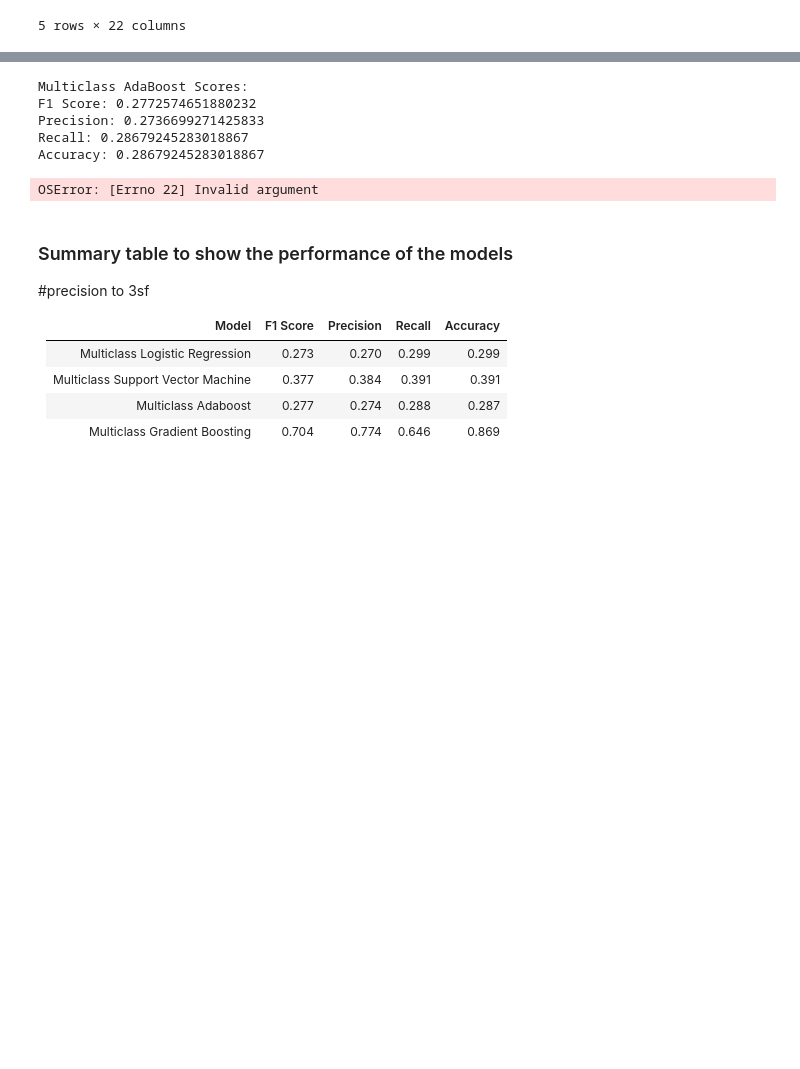
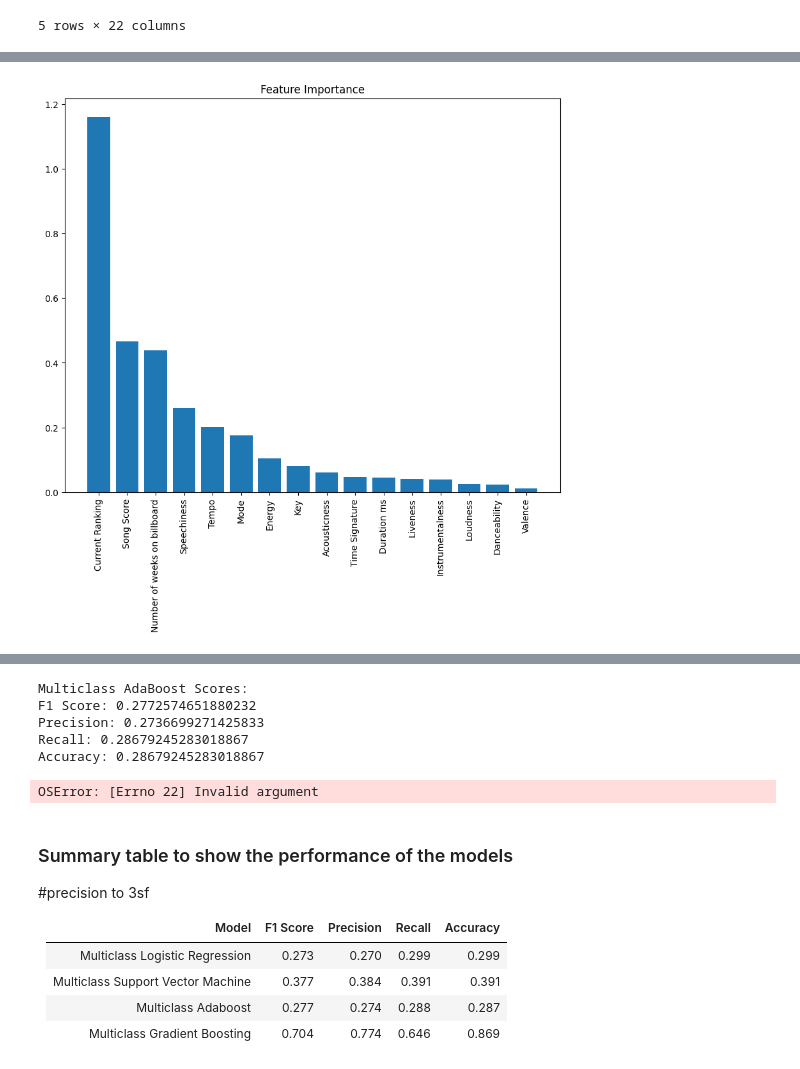
Before and after one commit to jodytng/Charted, a Jupyter notebook: Charted_MLmodels.ipynb, the cells around one changed output, grey strips where cells are left out. Drawn from its saved outputs; the diff is of its cells as text; code cells hidden in the pictures; blank space fills up the shorter version.

Commit message:
added plots and fixed model

```diff
--- a/Charted_MLmodels.ipynb
+++ b/Charted_MLmodels.ipynb
@@ -60,14 +60,19 @@ corr.style.background_gradient(cmap='coolwarm')
 | Time Signature | -0.083469 | -0.083469 | 0.016855 | 0.129208 | -0.012742 | 0.231652 | 0.225865 | ... |
 | Song Score | 0.040228 | 0.040228 | -0.072065 | 0.140243 | -0.204143 | 0.027934 | 0.059093 | ... |
 # %%
-X = df[['Song title', 'Artist','Number of weeks on billboard', 'Peak Ranking',
+variable_list = ['Number of weeks on billboard',
         'Danceability', 'Energy', 'Key', 'Loudness', 'Mode', 'Speechiness',
         'Acousticness', 'Instrumentalness', 'Liveness',
-        'Valence', 'Tempo', 'Duration ms', 'Time Signature','Song Score']]
+        'Valence', 'Tempo', 'Duration ms', 'Time Signature','Song Score']
+
+removed_variables = ['Artist','Song Title','Current Ranking',]
+
+
+X = df[variable_list]
 y = df['Peak Ranking']
 
 # split the data into training and test sets
-X_train, X_test, y_train, y_test = train_test_split(X, y, test_size=0.2, random_state=109)
+X_train, X_test, y_train, y_test = train_test_split(X, y, test_size=0.5, random_state=109)
 # %%
 # Encode categorical features
 #import label encoder
@@ -124,7 +117,7 @@ param_grid = {'C': [0.1, 1, 10, 100]}
 
 # perform a grid search over the parameter grid using cross-validation
 lr_cv = GridSearchCV(LogisticRegression(random_state=109, multi_class='ovr'), param_grid, cv=5, scoring = 'f1_macro')
-lr_cv.fit(X_train, bin_y_train2)
+lr_cv.fit(X_train, bin_y_train_2)
 
 # use the best hyperparameters to fit the model and make predictions on the test set
 best_lr = lr_cv.best_estimator_
@@ -132,8 +125,10 @@ y_pred_lr = best_lr.predict(X_test)
 
 # evaluate the performance of the model on the test set
 print('Multiclass Logistic Regression Scores:')
-print('F1 Score:', f1_score(bin_y_test2, y_pred_lr, average = 'weighted'))
-print('Precision:', precision_score(bin_y_test2, y_pred_lr, average = 'weighted'))
-print('Recall:', recall_score(bin_y_test2, y_pred_lr, average = 'weighted'))
-print('Accuracy:', accuracy_score(bin_y_test2, y_pred_lr))
+print('F1 Score:', f1_score(bin_y_test_2, y_pred_lr, average = 'weighted'))
+print('Precision:', precision_score(bin_y_test_2, y_pred_lr, average = 'weighted'))
+print('Recall:', recall_score(bin_y_test_2, y_pred_lr, average = 'weighted'))
+print('Accuracy:', accuracy_score(bin_y_test_2, y_pred_lr))
+
+best_lr.coef_
 # %% [output]
@@ -141,3 +144,18 @@ ValueError: Input y contains NaN.
+# %%
+# Get absolute coefficients of the logistic classifier
+coef = abs(best_lr.coef_[0])
+
+# Sort feature importance scores in descending order
+indices = coef.argsort()[::-1]
+
+# Create feature importance plot
+plt.figure(figsize=(10,8))
+plt.title("Feature Importance")
+plt.bar(range(X.shape[1]), coef[indices])
+plt.xticks(range(X.shape[1]), X.columns[indices], rotation=90)
+plt.show()
+# %% [output]
+[figure, added]
 # %%
 #Support Vector Machines
 
```
Also changed, not shown: parts of 3 cells of this notebook.
